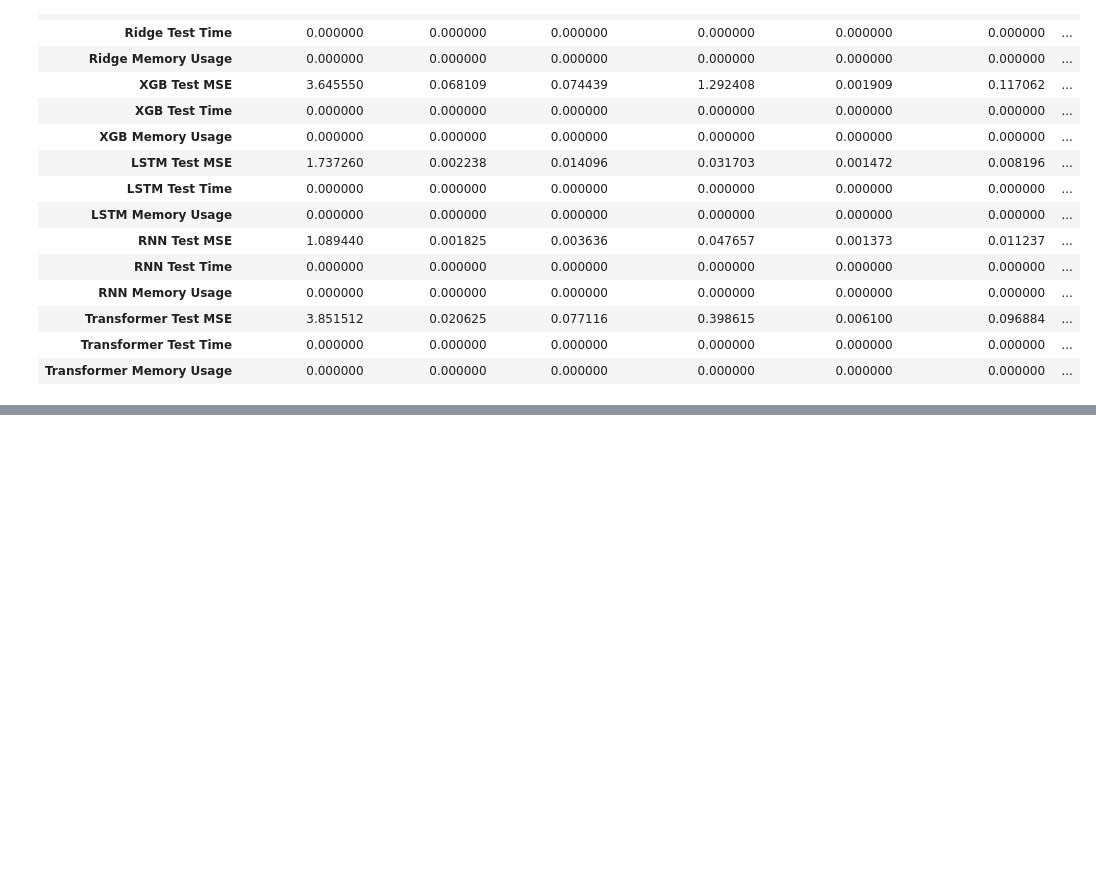
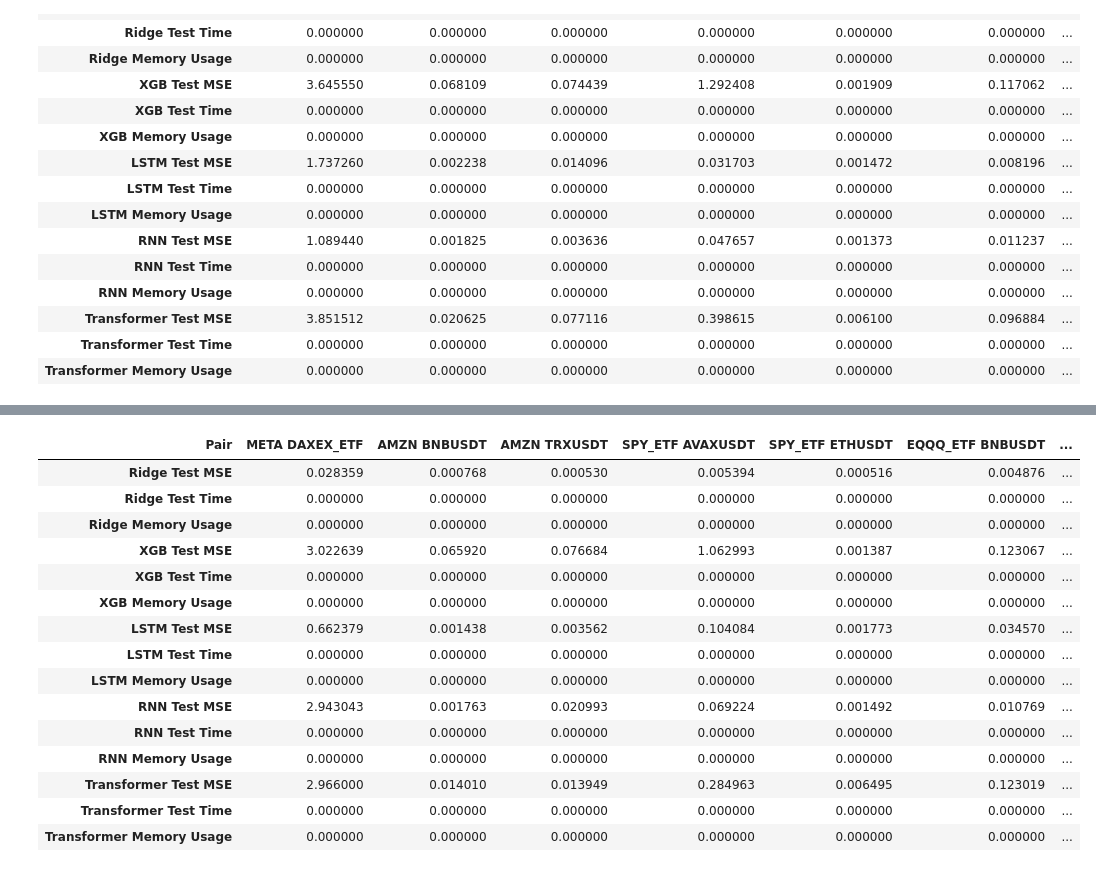
Before and after one commit to nite4/mscfe-masters-project, a Jupyter notebook: src/run_strategy.ipynb, the cells around one changed output, grey strips where cells are left out. Saved outputs shown, nothing was run; the diff lists cells and outputs as text; code cells hidden in the pictures; blank space fills up the shorter version.

```diff
--- a/src/run_strategy.ipynb
+++ b/src/run_strategy.ipynb
@@ -317,7 +318,7 @@ i = 1
 verbose = True
 
 tuned_performance = []
-validation_dfs = pd.DataFrame()
+best_validation_dfs = pd.DataFrame()
 s = 2.0
 
 for p in pairs:
@@ -375,8 +376,8 @@ for p in pairs:
         verbose=verbose,
     )
 
-    validation_dfs = pd.concat([
-        validation_dfs,
+    best_validation_dfs = pd.concat([
+        best_validation_dfs,
         ridge_test_df.reset_index(),
         xgb_test_df.reset_index(),
         lstm_test_df.reset_index(),
@@ -545,0 +760,20 @@ display(tuned_performance_df)
+# %%
+untuned_performance_df = pd.DataFrame(untuned_performance).set_index('Pair').T
+display(untuned_performance_df)
+# %% [output]
+| Pair | META DAXEX_ETF | AMZN BNBUSDT | AMZN TRXUSDT | SPY_ETF AVAXUSDT | SPY_ETF ETHUSDT | EQQQ_ETF BNBUSDT | ... |
+| Ridge Test MSE | 0.028359 | 0.000768 | 0.000530 | 0.005394 | 0.000516 | 0.004876 | ... |
+| Ridge Test Time | 0.000000 | 0.000000 | 0.000000 | 0.000000 | 0.000000 | 0.000000 | ... |
+| Ridge Memory Usage | 0.000000 | 0.000000 | 0.000000 | 0.000000 | 0.000000 | 0.000000 | ... |
+| XGB Test MSE | 3.022639 | 0.065920 | 0.076684 | 1.062993 | 0.001387 | 0.123067 | ... |
+| XGB Test Time | 0.000000 | 0.000000 | 0.000000 | 0.000000 | 0.000000 | 0.000000 | ... |
+| XGB Memory Usage | 0.000000 | 0.000000 | 0.000000 | 0.000000 | 0.000000 | 0.000000 | ... |
+| LSTM Test MSE | 0.662379 | 0.001438 | 0.003562 | 0.104084 | 0.001773 | 0.034570 | ... |
+| LSTM Test Time | 0.000000 | 0.000000 | 0.000000 | 0.000000 | 0.000000 | 0.000000 | ... |
+| LSTM Memory Usage | 0.000000 | 0.000000 | 0.000000 | 0.000000 | 0.000000 | 0.000000 | ... |
+| RNN Test MSE | 2.943043 | 0.001763 | 0.020993 | 0.069224 | 0.001492 | 0.010769 | ... |
+| RNN Test Time | 0.000000 | 0.000000 | 0.000000 | 0.000000 | 0.000000 | 0.000000 | ... |
+| RNN Memory Usage | 0.000000 | 0.000000 | 0.000000 | 0.000000 | 0.000000 | 0.000000 | ... |
+| Transformer Test MSE | 2.966000 | 0.014010 | 0.013949 | 0.284963 | 0.006495 | 0.123019 | ... |
+| Transformer Test Time | 0.000000 | 0.000000 | 0.000000 | 0.000000 | 0.000000 | 0.000000 | ... |
+| Transformer Memory Usage | 0.000000 | 0.000000 | 0.000000 | 0.000000 | 0.000000 | 0.000000 | ... |
```
Also changed, not shown: parts of 4 cells of this notebook.
